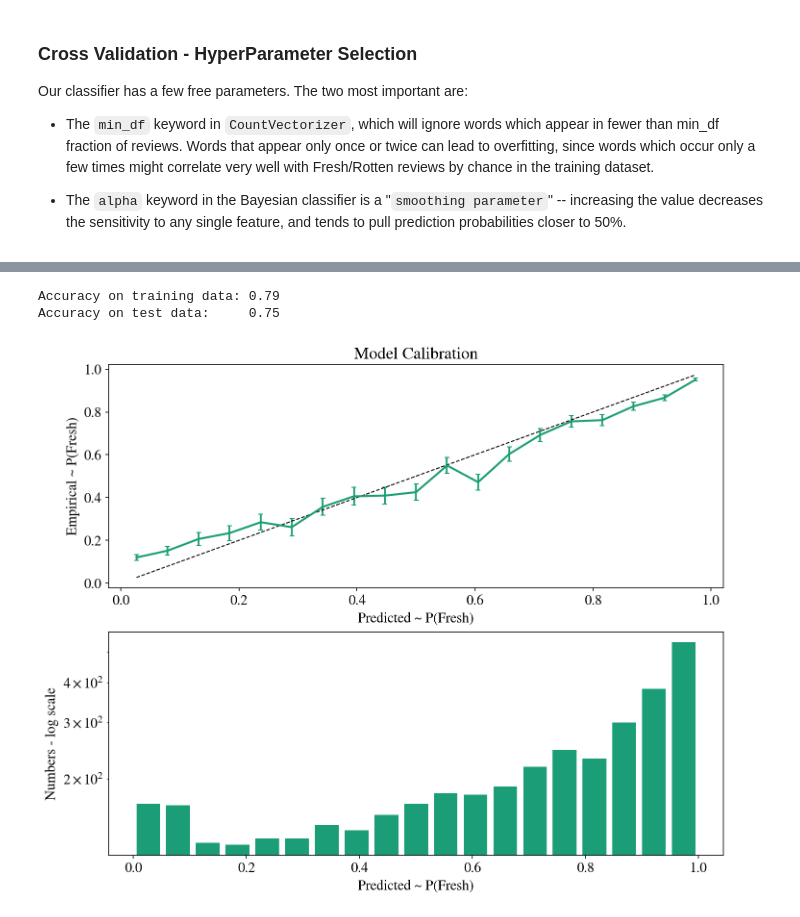
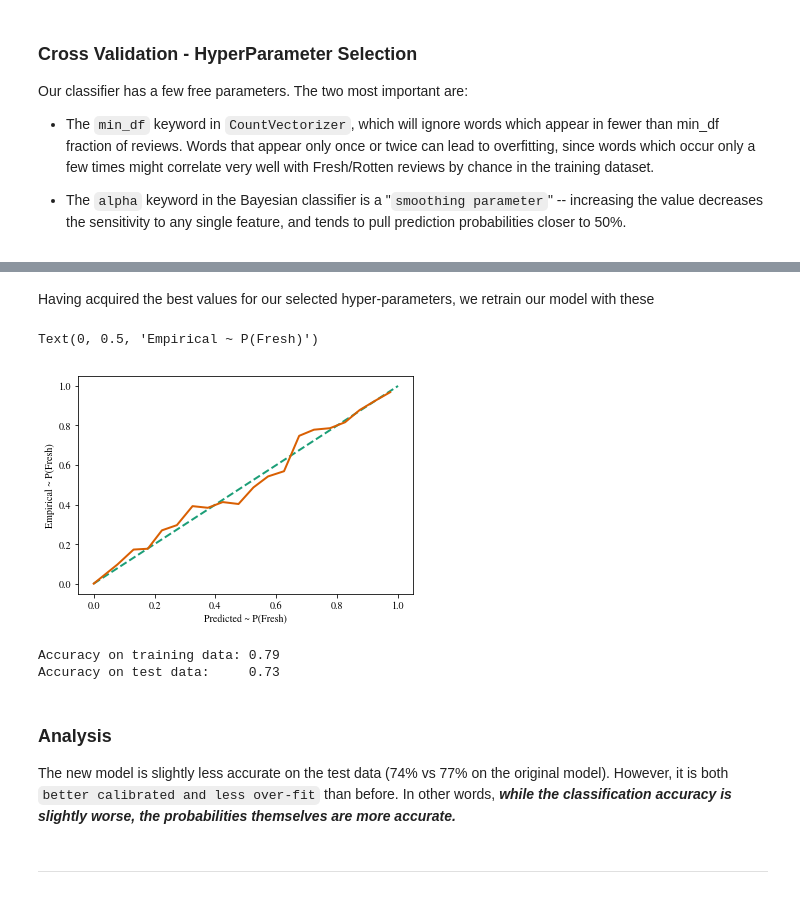
Before and after one commit to joaoDragado/dSc_roadmap, a Jupyter notebook: projects/SentimentAnalysis/ReviewswithNBayes_scikit.ipynb, the cells around one changed output, grey strips where cells are left out. Cells and saved outputs as stored; diff of their text form; code cells hidden in the pictures.

```diff
--- a/projects/SentimentAnalysis/HW3_user.ipynb
+++ b/projects/SentimentAnalysis/ReviewswithNBayes_scikit.ipynb
@@ -368,19 +350,41 @@ Best parameters set:
+# %% [markdown]
+Having acquired the best values for our selected hyper-parameters, we retrain our model with these
+# %%
+X,Y = make_xy(critics, vectorizer=CountVectorizer(min_df=1e-3))
+
+xtrain, xtest, ytrain, ytest = train_test_split(X, Y)
+
+clf = MultinomialNB(alpha=5)
+
+calibrator = CalibratedClassifierCV(clf, cv=5, method='isotonic')
+calibrator.fit(xtrain, ytrain)
+
+probs = calibrator.predict_proba(xtest)[:,1]
+
+
+p_true, p_pred = calibration_curve(ytest, probs, n_bins=20)
+
+plt.plot(ytest, ytest, '--')
+
+plt.plot(p_pred, p_true)
+
+plt.xlabel("Predicted ~ P(Fresh)")
+plt.ylabel("Empirical ~ P(Fresh)")
+# %% [output]
+Text(0, 0.5, 'Empirical ~ P(Fresh)')
+[figure, added]
 # %%
-vectorizer = CountVectorizer(min_df=0.001)
-X, Y = make_xy(critics, vectorizer)
-xtrain, xtest, ytrain, ytest = train_test_split(X, Y)
-
-clf = MultinomialNB(alpha=5).fit(xtrain, ytrain)
-
-calibration_plot(clf, xtest, ytest)
-
-# Your code here. Print the accuracy on the test and training dataset
-training_accuracy = clf.score(xtrain, ytrain)
-test_accuracy = clf.score(xtest, ytest)
+training_accuracy = calibrator.score(xtrain, ytrain)
+test_accuracy = calibrator.score(xtest, ytest)
 
 print("Accuracy on training data: %0.2f" % (training_accuracy))
 print("Accuracy on test data:     %0.2f" % (test_accuracy))
 # %% [output]
 Accuracy on training data: 0.79
-Accuracy on test data:     0.75
+Accuracy on test data:     0.73
-[figure, removed]
+# %% [markdown]
+### Analysis
+
+The new model is slightly less accurate on the test data (74% vs 77% on the original model). However, it is both `better calibrated and less over-fit` than before. In other words, ***while the classification accuracy is slightly worse, the probabilities themselves are more accurate.***
+# %% [markdown]
+---
```
Also changed, not shown: parts of 30 cells of this notebook, 1 other file.
